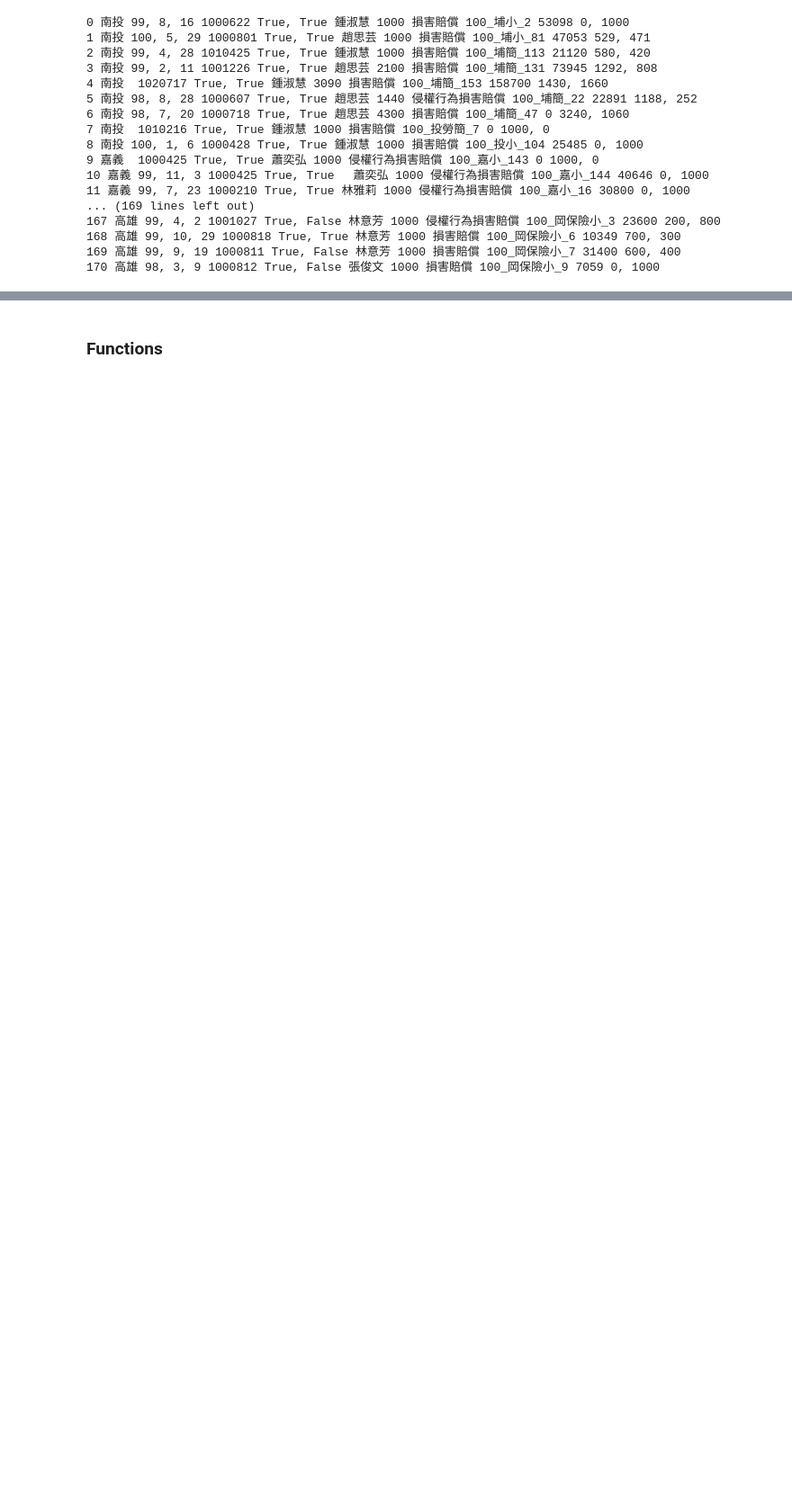
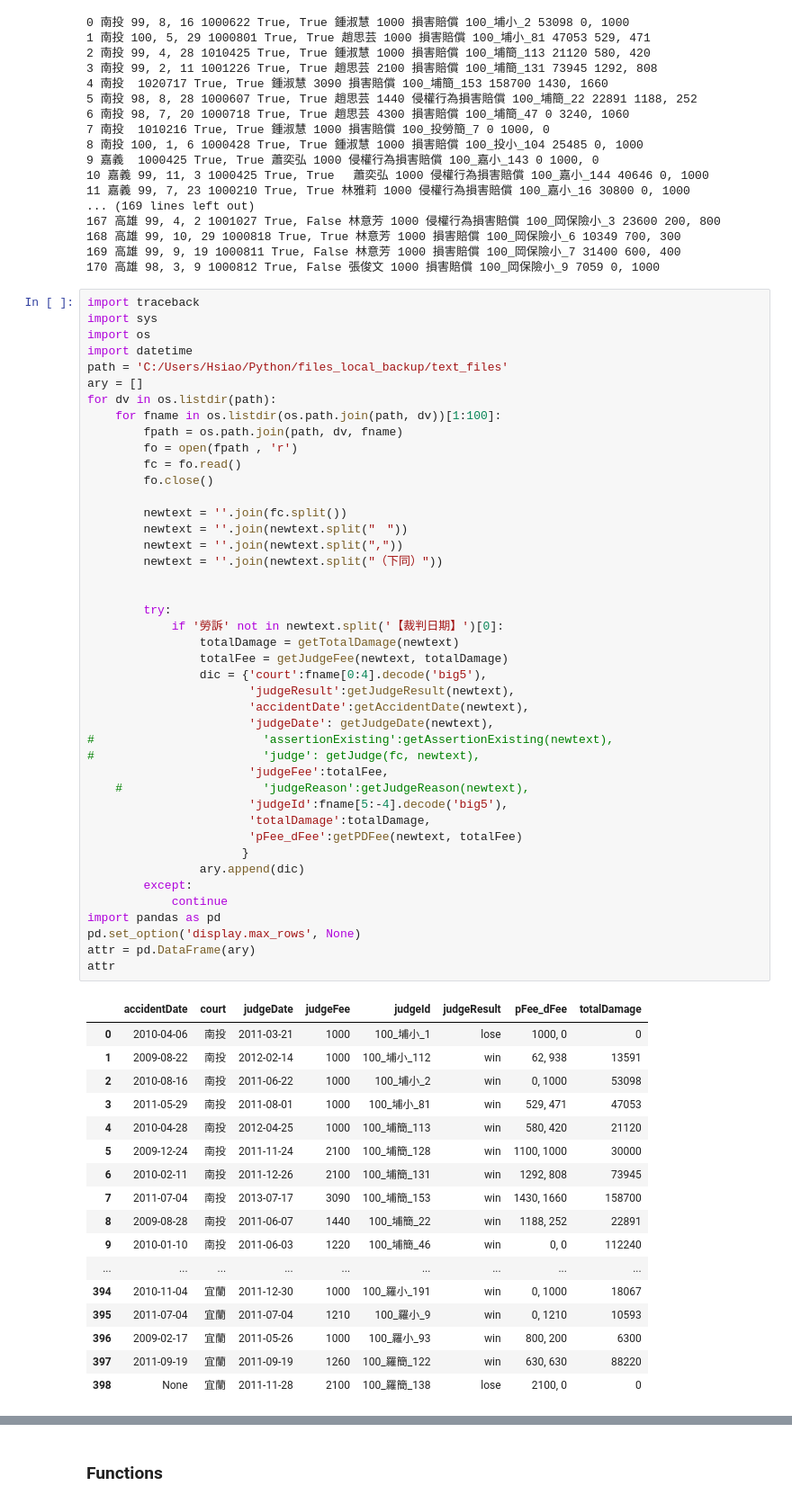
Before and after one commit to Fore-See/JUSTISYS, a Jupyter notebook: AttrsToDB.ipynb, the cells around one changed output, grey strips where cells are left out. Shown at 90% size. Cells and saved outputs as stored; diff of their text form; blank space fills up the shorter version.

Commit message:
improved attr accident date & judge result

```diff
--- a/AttrsToDB.ipynb
+++ b/AttrsToDB.ipynb
@@ -103,3 +103,64 @@ finally:
 168 高雄 99, 10, 29 1000818 True, True 林意芳 1000 損害賠償 100_岡保險小_6 10349 700, 300
 169 高雄 99, 9, 19 1000811 True, False 林意芳 1000 損害賠償 100_岡保險小_7 31400 600, 400
 170 高雄 98, 3, 9 1000812 True, False 張俊文 1000 損害賠償 100_岡保險小_9 7059 0, 1000
+# %%
+import traceback
+import sys
+import os
+import datetime
+path = 'C:/Users/Hsiao/Python/files_local_backup/text_files'
+ary = []
+for dv in os.listdir(path):
+    for fname in os.listdir(os.path.join(path, dv))[1:100]:
+        fpath = os.path.join(path, dv, fname)
+        fo = open(fpath , 'r')
+        fc = fo.read()
+        fo.close()
+
+        newtext = ''.join(fc.split())
+        newtext = ''.join(newtext.split("　"))
+        newtext = ''.join(newtext.split(","))
+        newtext = ''.join(newtext.split("（下同）"))
+
+
+        try:
+            if '勞訴' not in newtext.split('【裁判日期】')[0]:
+                totalDamage = getTotalDamage(newtext)
+                totalFee = getJudgeFee(newtext, totalDamage)
+                dic = {'court':fname[0:4].decode('big5'),
+                       'judgeResult':getJudgeResult(newtext),
+                       'accidentDate':getAccidentDate(newtext),
+                       'judgeDate': getJudgeDate(newtext),
+#                        'assertionExisting':getAssertionExisting(newtext),
+#                        'judge': getJudge(fc, newtext),
+                       'judgeFee':totalFee,
+    #                    'judgeReason':getJudgeReason(newtext),
+                       'judgeId':fname[5:-4].decode('big5'),
+                       'totalDamage':totalDamage,
+                       'pFee_dFee':getPDFee(newtext, totalFee)
+                      }
+                ary.append(dic)
+        except:
+            continue
+import pandas as pd
+pd.set_option('display.max_rows', None)
+attr = pd.DataFrame(ary)
+attr
+# %% [output]
+|  | accidentDate | court | judgeDate | judgeFee | judgeId | judgeResult | pFee_dFee | totalDamage |
+| 0 | 2010-04-06 | 南投 | 2011-03-21 | 1000 | 100_埔小_1 | lose | 1000, 0 | 0 |
+| 1 | 2009-08-22 | 南投 | 2012-02-14 | 1000 | 100_埔小_112 | win | 62, 938 | 13591 |
+| 2 | 2010-08-16 | 南投 | 2011-06-22 | 1000 | 100_埔小_2 | win | 0, 1000 | 53098 |
+| 3 | 2011-05-29 | 南投 | 2011-08-01 | 1000 | 100_埔小_81 | win | 529, 471 | 47053 |
+| 4 | 2010-04-28 | 南投 | 2012-04-25 | 1000 | 100_埔簡_113 | win | 580, 420 | 21120 |
+| 5 | 2009-12-24 | 南投 | 2011-11-24 | 2100 | 100_埔簡_128 | win | 1100, 1000 | 30000 |
+| 6 | 2010-02-11 | 南投 | 2011-12-26 | 2100 | 100_埔簡_131 | win | 1292, 808 | 73945 |
+| 7 | 2011-07-04 | 南投 | 2013-07-17 | 3090 | 100_埔簡_153 | win | 1430, 1660 | 158700 |
+| 8 | 2009-08-28 | 南投 | 2011-06-07 | 1440 | 100_埔簡_22 | win | 1188, 252 | 22891 |
+| 9 | 2010-01-10 | 南投 | 2011-06-03 | 1220 | 100_埔簡_46 | win | 0, 0 | 112240 |
+| ... | ... | ... | ... | ... | ... | ... | ... | ... |
+| 394 | 2010-11-04 | 宜蘭 | 2011-12-30 | 1000 | 100_羅小_191 | win | 0, 1000 | 18067 |
+| 395 | 2011-07-04 | 宜蘭 | 2011-07-04 | 1210 | 100_羅小_9 | win | 0, 1210 | 10593 |
+| 396 | 2009-02-17 | 宜蘭 | 2011-05-26 | 1000 | 100_羅小_93 | win | 800, 200 | 6300 |
+| 397 | 2011-09-19 | 宜蘭 | 2011-09-19 | 1260 | 100_羅簡_122 | win | 630, 630 | 88220 |
+| 398 | None | 宜蘭 | 2011-11-28 | 2100 | 100_羅簡_138 | lose | 2100, 0 | 0 |
```
Also changed, not shown: parts of 3 cells of this notebook.
